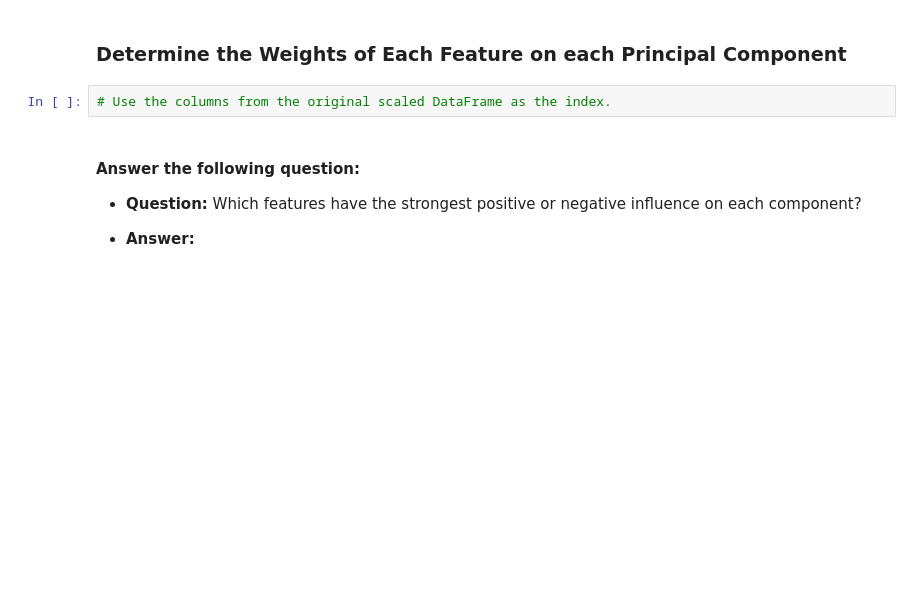
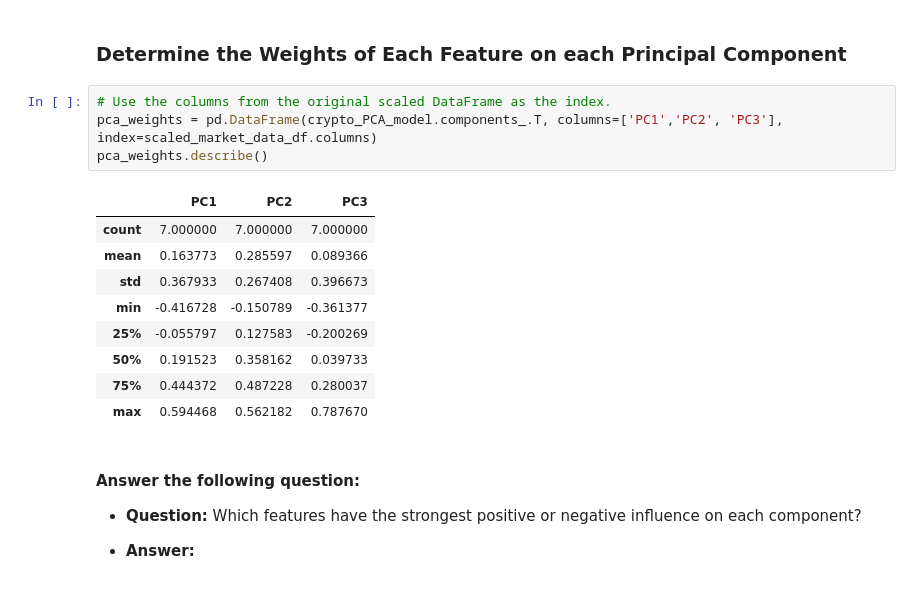
Before and after one commit to N8sGit/CryptoClustering, a Jupyter notebook: Crypto_Clustering.ipynb, the cells around one changed output. Drawn from its saved outputs; the diff is of its cells as text; blank space fills up the shorter version.

```diff
--- a/Crypto_Clustering.ipynb
+++ b/Crypto_Clustering.ipynb
@@ -329,6 +327,18 @@ crypto_PCA_df_copy.plot.scatter(x='PC1', y="PC2",  c='PC1',  # Use one of the co
 ### Determine the Weights of Each Feature on each Principal Component
 # %%
 # Use the columns from the original scaled DataFrame as the index.
+pca_weights = pd.DataFrame(crypto_PCA_model.components_.T, columns=['PC1','PC2', 'PC3'], index=scaled_market_data_df.columns)
+pca_weights.describe()
+# %% [output]
+|  | PC1 | PC2 | PC3 |
+| count | 7.000000 | 7.000000 | 7.000000 |
+| mean | 0.163773 | 0.285597 | 0.089366 |
+| std | 0.367933 | 0.267408 | 0.396673 |
+| min | -0.416728 | -0.150789 | -0.361377 |
+| 25% | -0.055797 | 0.127583 | -0.200269 |
+| 50% | 0.191523 | 0.358162 | 0.039733 |
+| 75% | 0.444372 | 0.487228 | 0.280037 |
+| max | 0.594468 | 0.562182 | 0.787670 |
 # %% [markdown]
 #### Answer the following question:
 
```
Also changed, not shown: parts of 10 cells of this notebook.
